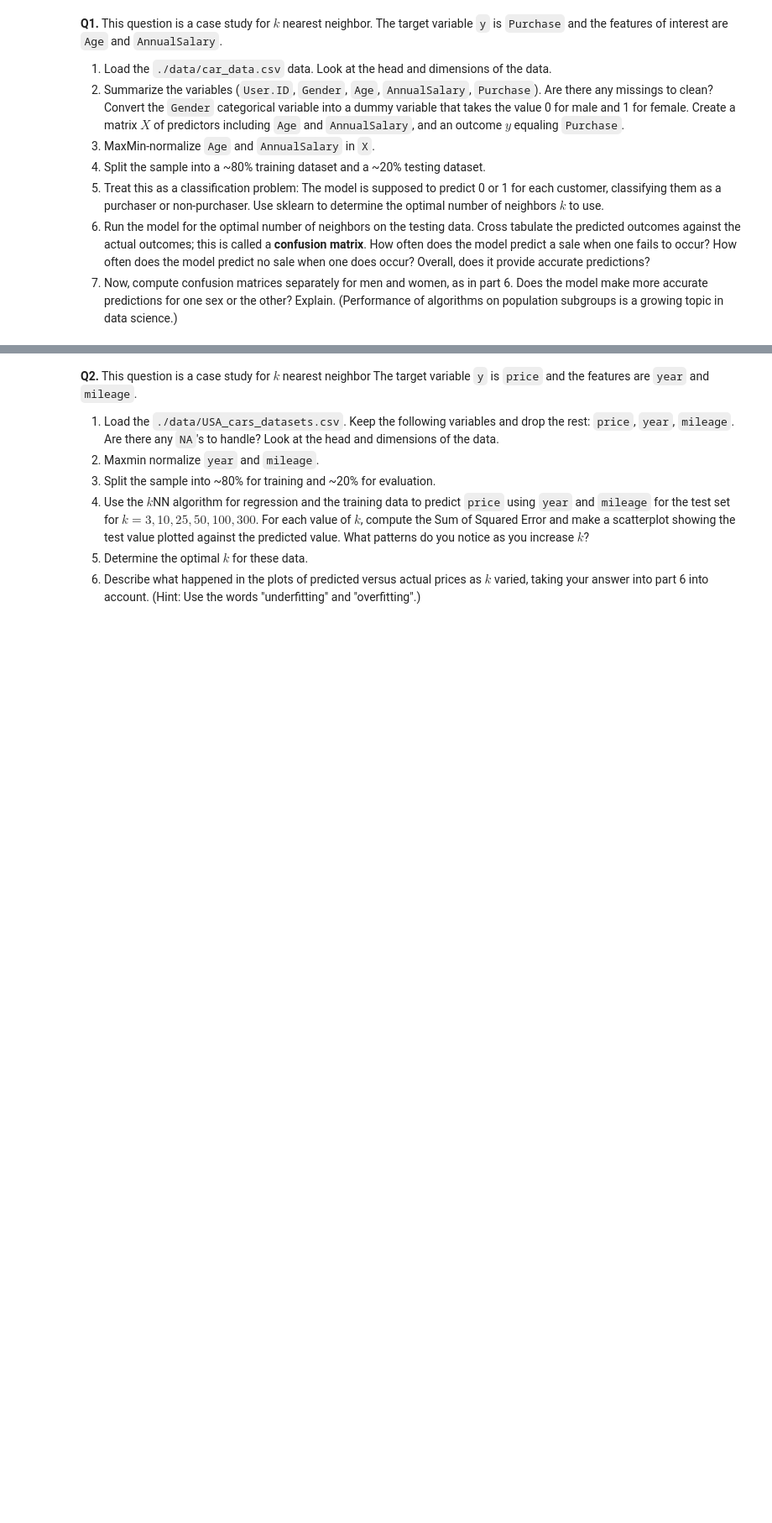
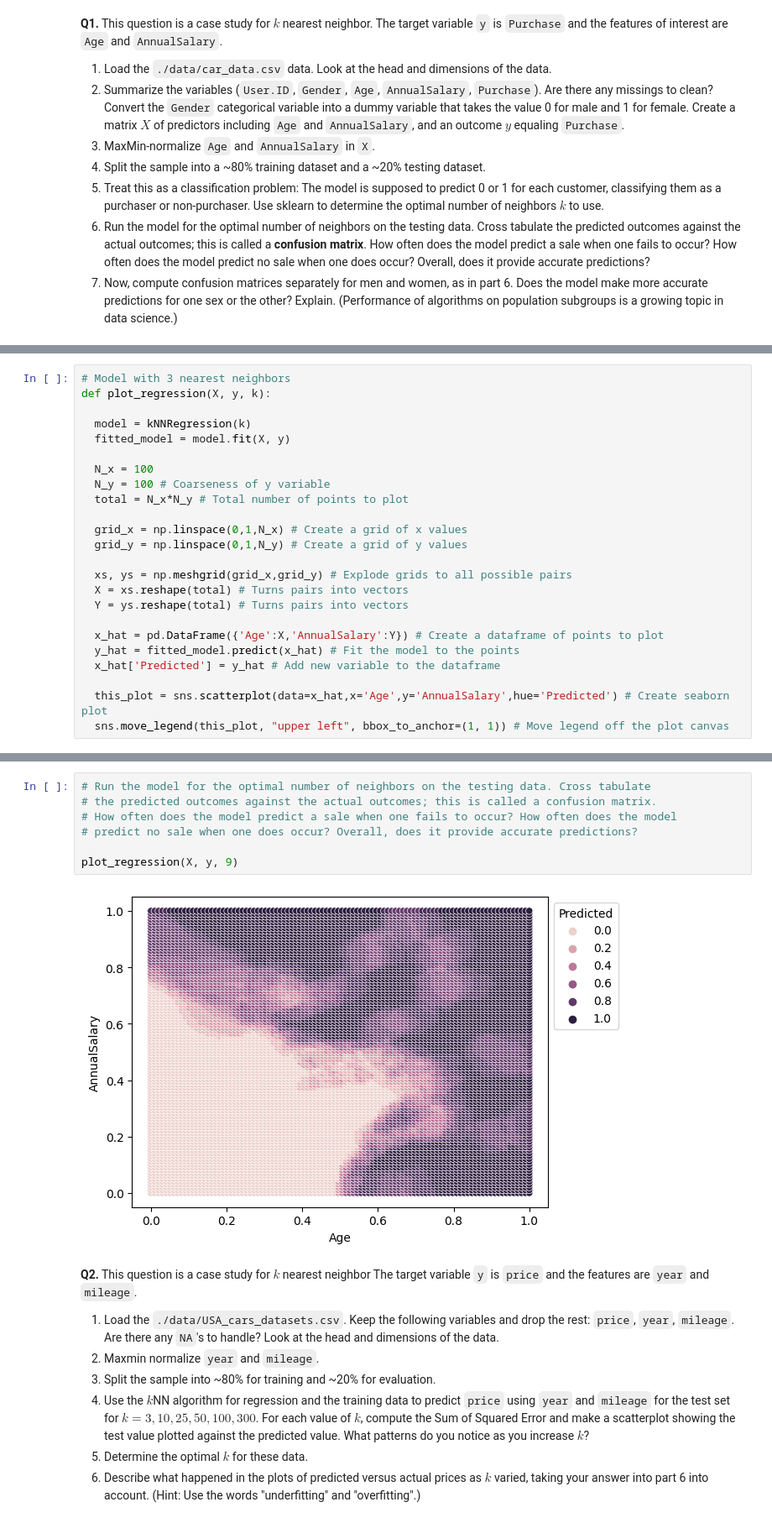
Before and after one commit to Monty-2003/assignment3, a Jupyter notebook: assignment_knn_and_kmc.ipynb, the cells around one changed output, grey strips where cells are left out. Shown at 84% size. Cells and saved outputs as stored; diff of their text form; blank space fills up the shorter version.

```diff
--- a/assignment_knn_and_kmc.ipynb
+++ b/assignment_knn_and_kmc.ipynb
@@ -39,0 +90,24 @@ car_dat.describe()
+# %%
+# Model with 3 nearest neighbors
+def plot_regression(X, y, k):
+
+  model = kNNRegression(k)
+  fitted_model = model.fit(X, y)
+
+  N_x = 100
+  N_y = 100 # Coarseness of y variable
+  total = N_x*N_y # Total number of points to plot
+
+  grid_x = np.linspace(0,1,N_x) # Create a grid of x values
+  grid_y = np.linspace(0,1,N_y) # Create a grid of y values
+
+  xs, ys = np.meshgrid(grid_x,grid_y) # Explode grids to all possible pairs
+  X = xs.reshape(total) # Turns pairs into vectors
+  Y = ys.reshape(total) # Turns pairs into vectors
+
+  x_hat = pd.DataFrame({'Age':X,'AnnualSalary':Y}) # Create a dataframe of points to plot
+  y_hat = fitted_model.predict(x_hat) # Fit the model to the points
+  x_hat['Predicted'] = y_hat # Add new variable to the dataframe
+
+  this_plot = sns.scatterplot(data=x_hat,x='Age',y='AnnualSalary',hue='Predicted') # Create seaborn plot
+  sns.move_legend(this_plot, "upper left", bbox_to_anchor=(1, 1)) # Move legend off the plot canvas
@@ -40,3 +141,12 @@ car_dat.describe()
+# %%
+# Run the model for the optimal number of neighbors on the testing data. Cross tabulate
+# the predicted outcomes against the actual outcomes; this is called a confusion matrix.
+# How often does the model predict a sale when one fails to occur? How often does the model
+# predict no sale when one does occur? Overall, does it provide accurate predictions?
+
+plot_regression(X, y, 9)
+# %% [output]
+[figure, added]
 # %% [markdown]
 **Q2.** This question is a case study for $k$ nearest neighbor The target variable `y` is `price` and the features are `year` and `mileage`.
 
```
Also changed, not shown: parts of 7 cells of this notebook.
